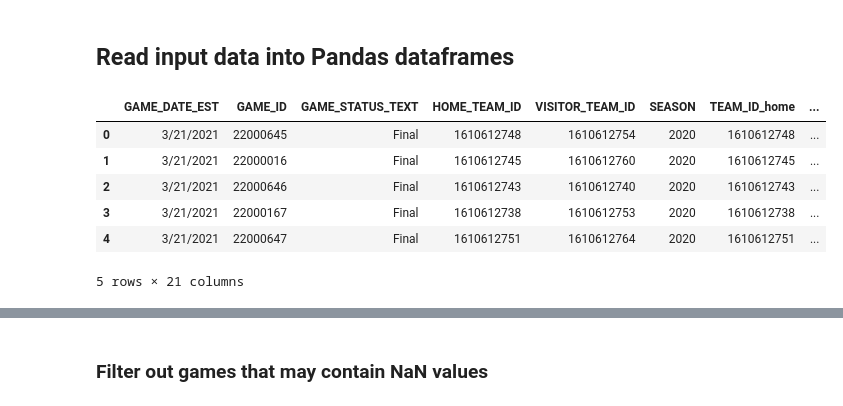
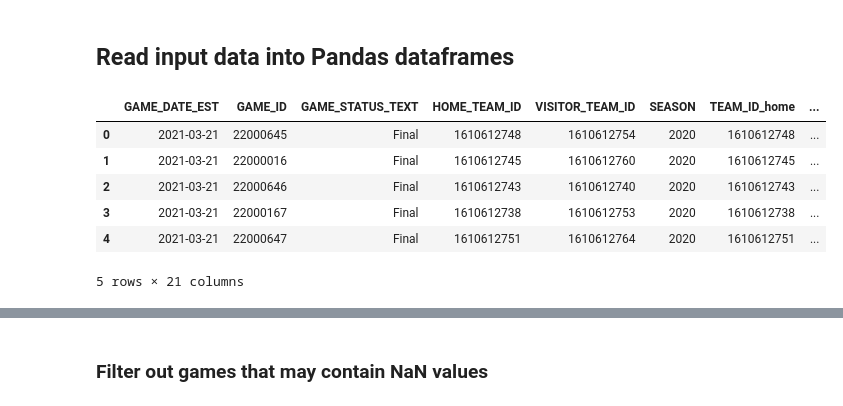
Before and after one commit to dsam7/cse6242-NBA, a Jupyter notebook: code/Prediction Models/preprocessing.ipynb, the cells around one changed output, grey strips where cells are left out. Drawn from its saved outputs; the diff is of its cells as text; code cells hidden in the pictures.

```diff
--- a/code/Prediction Models/preprocessing.ipynb
+++ b/code/Prediction Models/preprocessing.ipynb
@@ -14,14 +14,16 @@ ranking = pd.read_csv(datapath + '/ranking.csv')
 teams = pd.read_csv(datapath + '/teams.csv')
 team_logos = pd.read_csv(datapath + '/teams_logos.csv')
 # %%
+games['GAME_DATE_EST']= pd.to_datetime(games['GAME_DATE_EST'])
+ranking['STANDINGSDATE']= pd.to_datetime(ranking['STANDINGSDATE'])
 games.head()
 # %% [output]
 |  | GAME_DATE_EST | GAME_ID | GAME_STATUS_TEXT | HOME_TEAM_ID | VISITOR_TEAM_ID | SEASON | TEAM_ID_home | ... |
-| 0 | 3/21/2021 | 22000645 | Final | 1610612748 | 1610612754 | 2020 | 1610612748 | ... |
-| 1 | 3/21/2021 | 22000016 | Final | 1610612745 | 1610612760 | 2020 | 1610612745 | ... |
-| 2 | 3/21/2021 | 22000646 | Final | 1610612743 | 1610612740 | 2020 | 1610612743 | ... |
-| 3 | 3/21/2021 | 22000167 | Final | 1610612738 | 1610612753 | 2020 | 1610612738 | ... |
-| 4 | 3/21/2021 | 22000647 | Final | 1610612751 | 1610612764 | 2020 | 1610612751 | ... |
+| 0 | 2021-03-21 | 22000645 | Final | 1610612748 | 1610612754 | 2020 | 1610612748 | ... |
+| 1 | 2021-03-21 | 22000016 | Final | 1610612745 | 1610612760 | 2020 | 1610612745 | ... |
+| 2 | 2021-03-21 | 22000646 | Final | 1610612743 | 1610612740 | 2020 | 1610612743 | ... |
+| 3 | 2021-03-21 | 22000167 | Final | 1610612738 | 1610612753 | 2020 | 1610612738 | ... |
+| 4 | 2021-03-21 | 22000647 | Final | 1610612751 | 1610612764 | 2020 | 1610612751 | ... |
 5 rows × 21 columns
 # %%
 teams.head()
```
Also changed, not shown: parts of 2 cells of this notebook, 7 other files.
